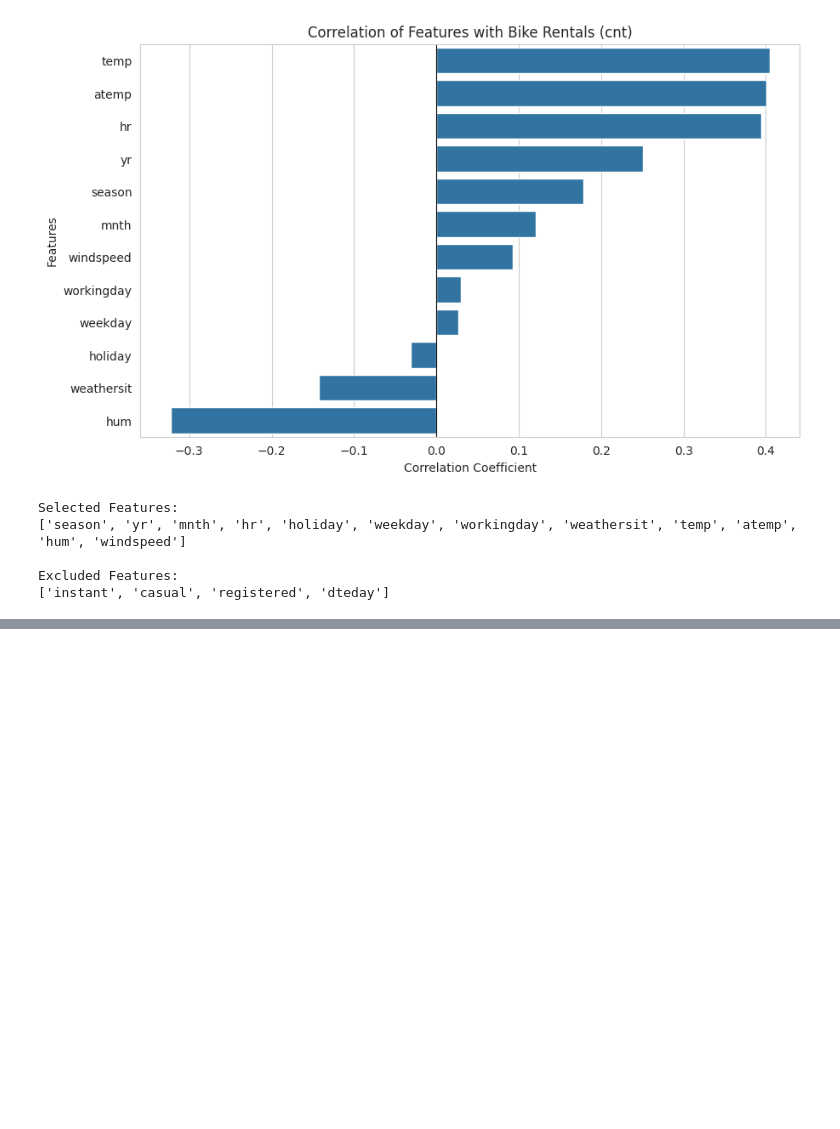
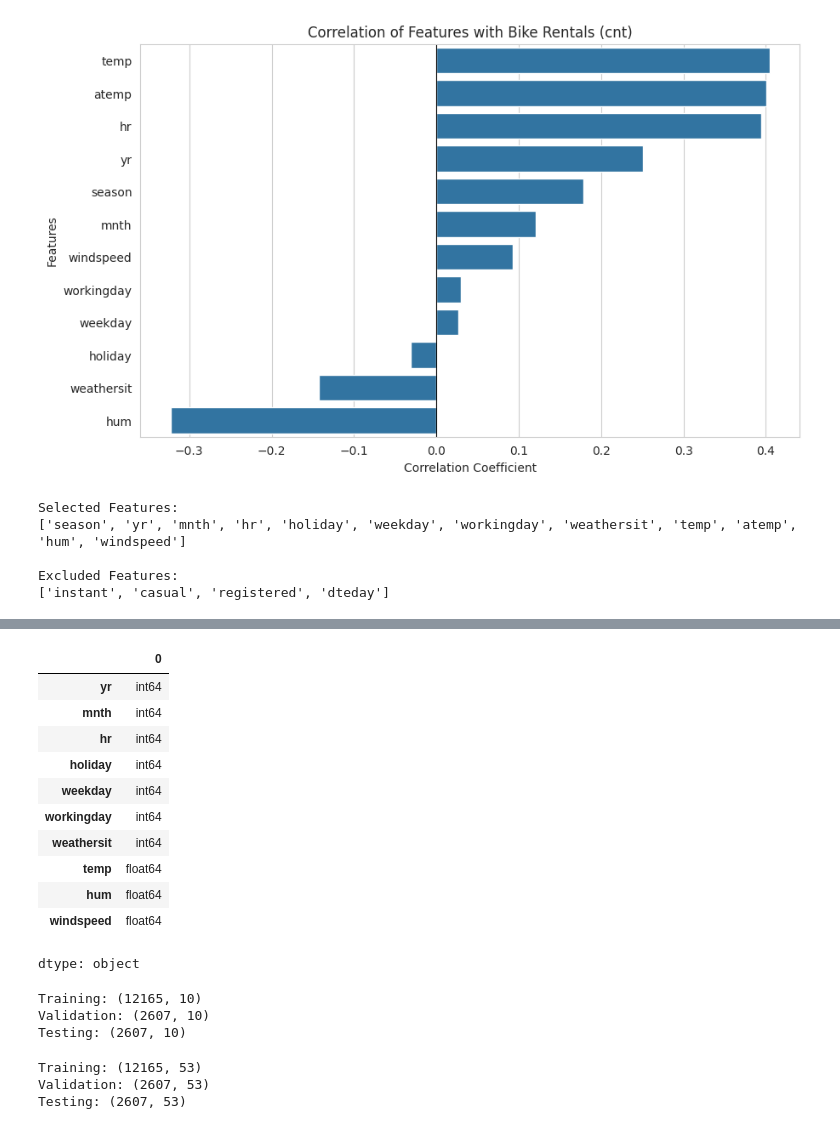
Before and after one commit to Mennaashraf7/ml-project, a Jupyter notebook: part_a_numerical/notebooks/01_eda_preprocessing.ipynb, the cells around one changed output, grey strips where cells are left out. Cells and saved outputs as stored; diff of their text form; code cells hidden in the pictures; blank space fills up the shorter version.

```diff
--- a/part_a_numerical/notebooks/01_eda_preprocessing.ipynb
+++ b/part_a_numerical/notebooks/01_eda_preprocessing.ipynb
@@ -221,3 +221,11 @@ Selected Features:
 
 Excluded Features:
 ['instant', 'casual', 'registered', 'dteday']
+# %%
+features = [
+    'yr', 'mnth', 'hr', 'holiday', 'weekday',
+    'workingday', 'weathersit', 'temp', 'hum', 'windspeed'
+]
+
+X = hour_df[features]
+y = hour_df['cnt']
@@ -223,0 +259,15 @@ Excluded Features:
+# %%
+X.dtypes
+# %% [output]
+|  | 0 |
+| yr | int64 |
+| mnth | int64 |
+| hr | int64 |
+| holiday | int64 |
+| weekday | int64 |
+| workingday | int64 |
+| weathersit | int64 |
+| temp | float64 |
+| hum | float64 |
+| windspeed | float64 |
+dtype: object
@@ -223,0 +286,8 @@ Excluded Features:
+# %%
+print("Training:", X_train.shape)
+print("Validation:", X_val.shape)
+print("Testing:", X_test.shape)
+# %% [output]
+Training: (12165, 10)
+Validation: (2607, 10)
+Testing: (2607, 10)
@@ -223,0 +315,8 @@ Excluded Features:
+# %%
+print("Training:", X_train_processed.shape)
+print("Validation:", X_val_processed.shape)
+print("Testing:", X_test_processed.shape)
+# %% [output]
+Training: (12165, 53)
+Validation: (2607, 53)
+Testing: (2607, 53)
```
Also changed, not shown: parts of 5 cells of this notebook.
